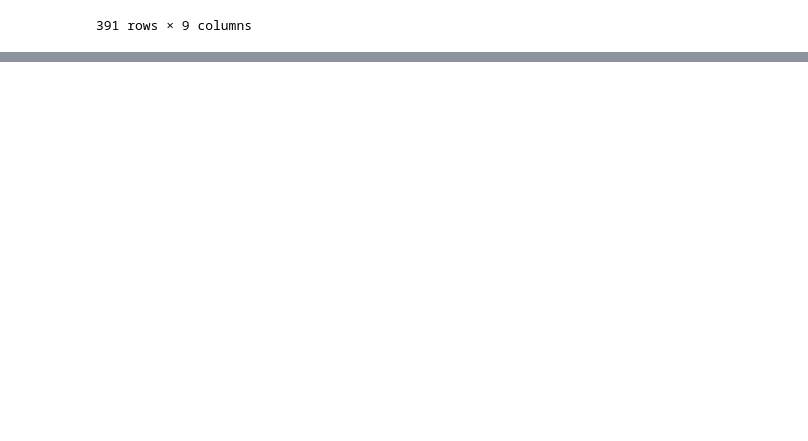
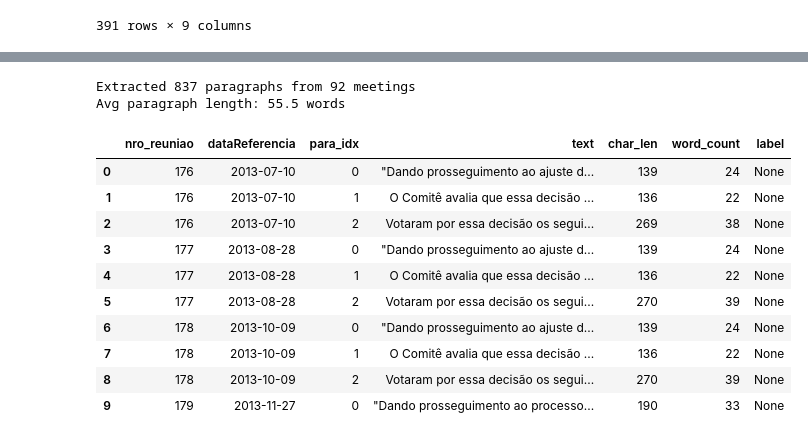
Before and after one commit to albertokgs/hello-nlp, a Jupyter notebook: notebooks/copom_parser_dec2025.ipynb, the cells around one changed output, grey strips where cells are left out. Drawn from its saved outputs; the diff is of its cells as text; code cells hidden in the pictures; blank space fills up the shorter version.

```diff
--- a/notebooks/copom_parser_dec2025.ipynb
+++ b/notebooks/copom_parser_dec2025.ipynb
@@ -992,0 +1053,61 @@ Long-format dataset:
+# %%
+# Prepare dataset for semantic paragraph labeling
+
+def extract_paragraphs_for_labeling(df_meetings: pd.DataFrame) -> pd.DataFrame:
+    """
+    Extract all paragraphs from all meetings for semantic labeling.
+    Returns a DataFrame ready for annotation.
+    """
+    rows = []
+
+    for _, meeting in tqdm(df_meetings.iterrows(), total=len(df_meetings), desc="Extracting paragraphs"):
+        html = meeting["textoComunicado"]
+        soup = BeautifulSoup(html, "lxml")
+
+        for para_idx, p in enumerate(soup.find_all("p")):
+            text = p.get_text(separator=" ", strip=True)
+            if text and len(text) > 20:  # Skip very short/empty paragraphs
+                rows.append({
+                    "nro_reuniao": meeting["nro_reuniao"],
+                    "dataReferencia": meeting["dataReferencia"],
+                    "para_idx": para_idx,
+                    "text": text,
+                    "char_len": len(text),
+                    "word_count": len(text.split()),
+                    # Placeholder for labels - to be filled manually or by model
+                    "label": None,
+                })
+
+    return pd.DataFrame(rows)
+
+
+# Suggested semantic labels for COPOM paragraphs:
+SEMANTIC_LABELS = {
+    "cenario_externo": "External scenario / global conditions",
+    "cenario_domestico": "Domestic economic scenario",
+    "atividade": "Economic activity and labor market",
+    "inflacao": "Inflation observations and measures",
+    "expectativas": "Inflation expectations",
+    "projecoes": "COPOM projections / forecasts",
+    "riscos_alta": "Upside risks to inflation",
+    "riscos_baixa": "Downside risks to inflation",
+    "fiscal": "Fiscal policy considerations",
+    "decisao": "Monetary policy decision",
+    "forward_guidance": "Forward guidance / next steps",
+    "votacao": "Voting record",
+    "tabela": "Table reference",
+    "premissas": "Scenario assumptions (Selic, FX, etc.)",
+    "outros": "Other / miscellaneous",
+}
+
+print("Suggested semantic labels:")
+for k, v in SEMANTIC_LABELS.items():
+    print(f"  {k:20} - {v}")
+
+# Extract paragraphs
+df_paragraphs = extract_paragraphs_for_labeling(df_meetings)
+print(f"\nExtracted {len(df_paragraphs)} paragraphs from {df_paragraphs['nro_reuniao'].nunique()} meetings")
+print(f"Avg paragraph length: {df_paragraphs['word_count'].mean():.1f} words")
+
+df_paragraphs.head(10)
+# %% [output]
@@ -992,0 +1130,13 @@ Long-format dataset:
+Extracted 837 paragraphs from 92 meetings
+Avg paragraph length: 55.5 words
+|  | nro_reuniao | dataReferencia | para_idx | text | char_len | word_count | label |
+| 0 | 176 | 2013-07-10 | 0 | "Dando prosseguimento ao ajuste d... | 139 | 24 | None |
+| 1 | 176 | 2013-07-10 | 1 | O Comitê avalia que essa decisão ... | 136 | 22 | None |
+| 2 | 176 | 2013-07-10 | 2 | Votaram por essa decisão os segui... | 269 | 38 | None |
+| 3 | 177 | 2013-08-28 | 0 | "Dando prosseguimento ao ajuste d... | 139 | 24 | None |
+| 4 | 177 | 2013-08-28 | 1 | O Comitê avalia que essa decisão ... | 136 | 22 | None |
+| 5 | 177 | 2013-08-28 | 2 | Votaram por essa decisão os segui... | 270 | 39 | None |
+| 6 | 178 | 2013-10-09 | 0 | "Dando prosseguimento ao ajuste d... | 139 | 24 | None |
+| 7 | 178 | 2013-10-09 | 1 | O Comitê avalia que essa decisão ... | 136 | 22 | None |
+| 8 | 178 | 2013-10-09 | 2 | Votaram por essa decisão os segui... | 270 | 39 | None |
+| 9 | 179 | 2013-11-27 | 0 | "Dando prosseguimento ao processo... | 190 | 33 | None |
```
Also changed, not shown: parts of 3 cells of this notebook, 1 other file.
